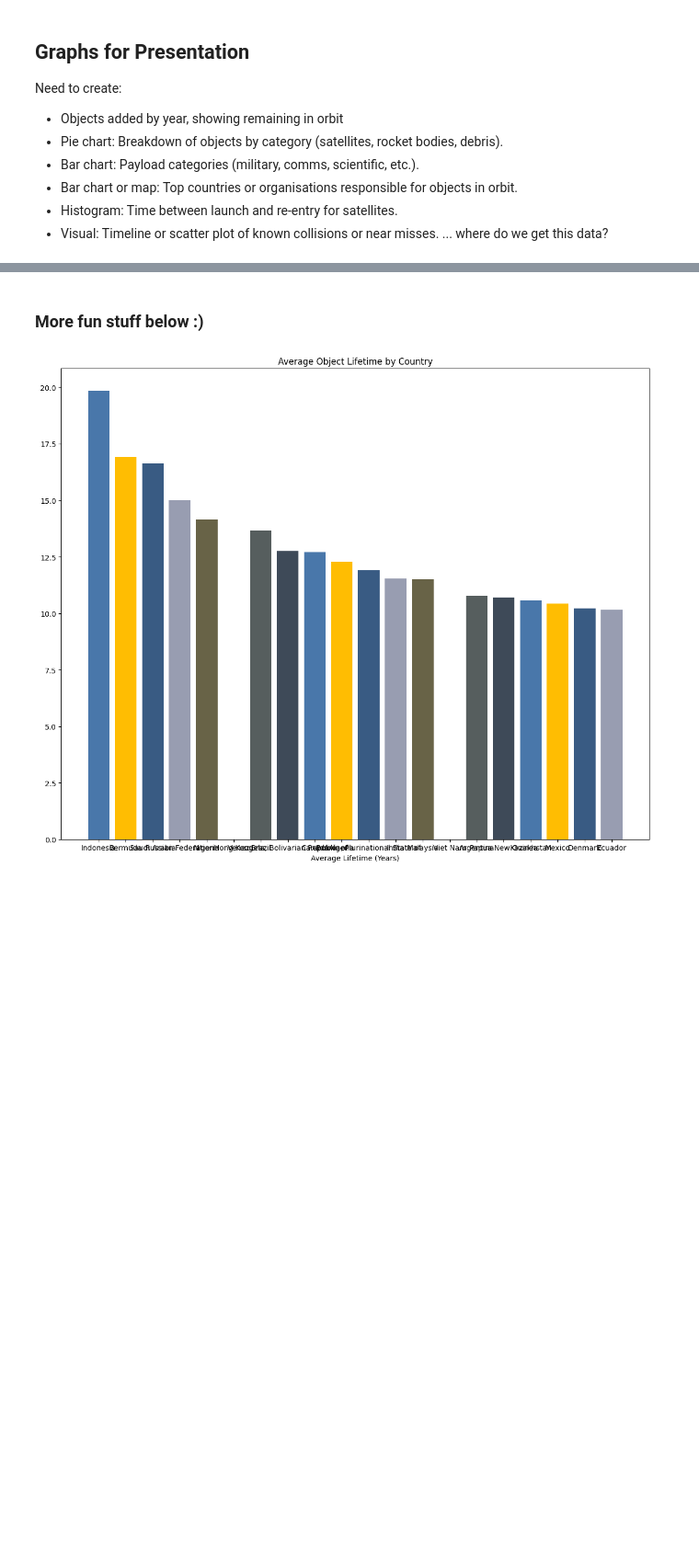
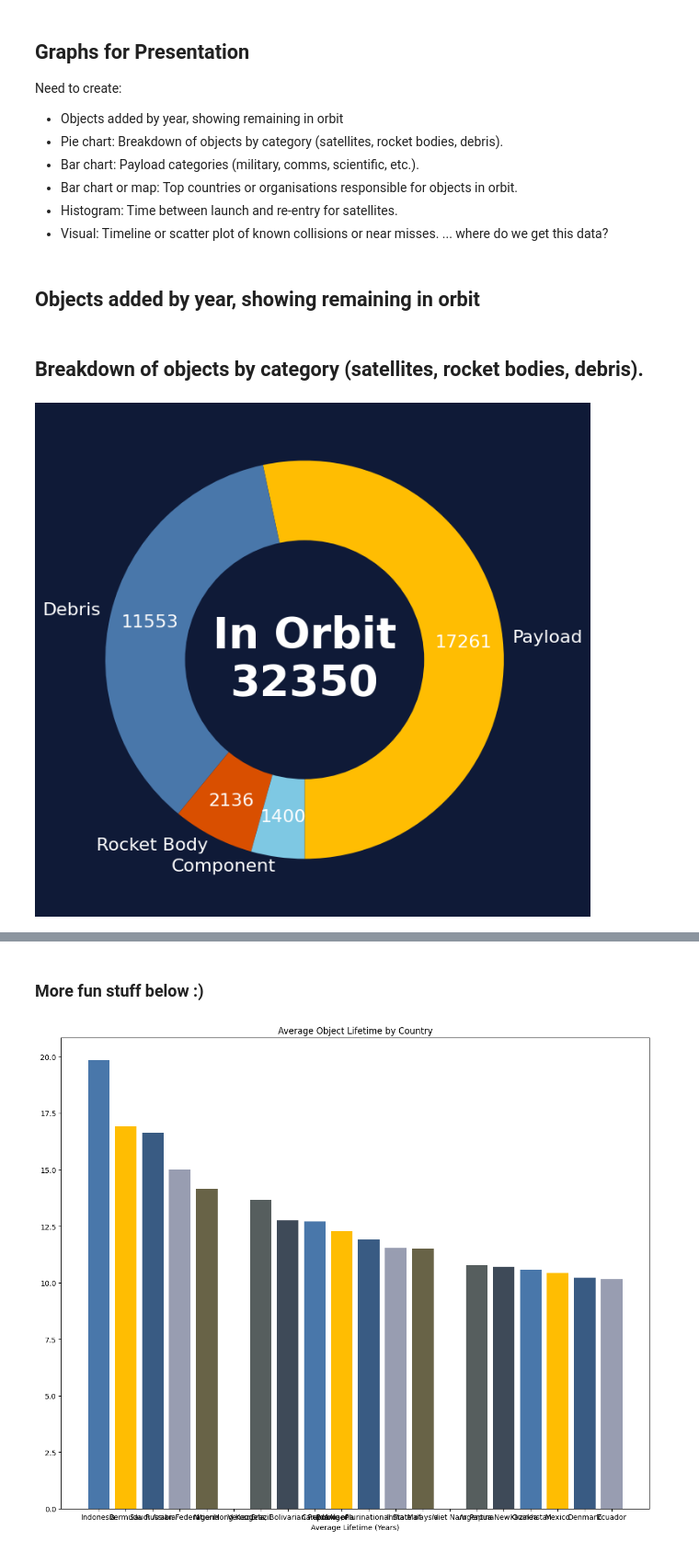
Before and after one commit to daemonchild/cardiffmet-dat5001-visualisation-of-data, a Jupyter notebook: assessment/pres1/2-dat5001-st20285213-tomrowan-pres1-create-graphs-vmversion.ipynb, the cells around one changed output, grey strips where cells are left out. Shown at 92% size. Drawn from its saved outputs; the diff is of its cells as text; code cells hidden in the pictures; blank space fills up the shorter version.

```diff
--- a/assessment/pres1/2-dat5001-st20285213-tomrowan-pres1-create-graphs-vmversion.ipynb
+++ b/assessment/pres1/2-dat5001-st20285213-tomrowan-pres1-create-graphs-vmversion.ipynb
@@ -234,0 +239,39 @@ fig.show()
+# %%
+# Background
+bg = graph_palette['background']['darkBlue']
+# %% [markdown]
+## Objects added by year, showing remaining in orbit
+# %% [markdown]
+## Breakdown of objects by category (satellites, rocket bodies, debris).
+# %%
+# Count by Type Desc
+type_counts = sdf_in_orbit['Type Desc'].value_counts()
+
+# Create figure
+fig, ax = plt.subplots(figsize=(8, 8), facecolor=bg)
+ax.set_facecolor(bg)
+
+# Donut chart
+wedges, texts, autotexts = ax.pie(
+    type_counts,
+    labels=type_counts.index,
+    #autopct='%1.1f%%',
+    autopct=lambda pct: f"{int(round(pct/100.*type_counts.sum()))}",  # show counts
+    pctdistance=0.80,    # move counts outward
+    labeldistance=1.05,    # move labels outward
+    startangle=270,
+    colors=foreground_colors[:len(type_counts)],
+    textprops={'color': 'white', 'fontsize': 16}
+)
+
+# Make it a Donut Plot
+centre_circle = plt.Circle((0, 0), 0.60, fc=bg)
+fig.gca().add_artist(centre_circle)
+
+# Add centre annotation
+plt.text(0, 0, f"In Orbit\n{type_counts.sum()}", ha='center', va='center',
+         color='white', fontsize=38, fontweight='bold')
+
+plt.show()
+# %% [output]
+[figure, new version]
```
Also changed, not shown: parts of 36 cells of this notebook, 12 other files.
